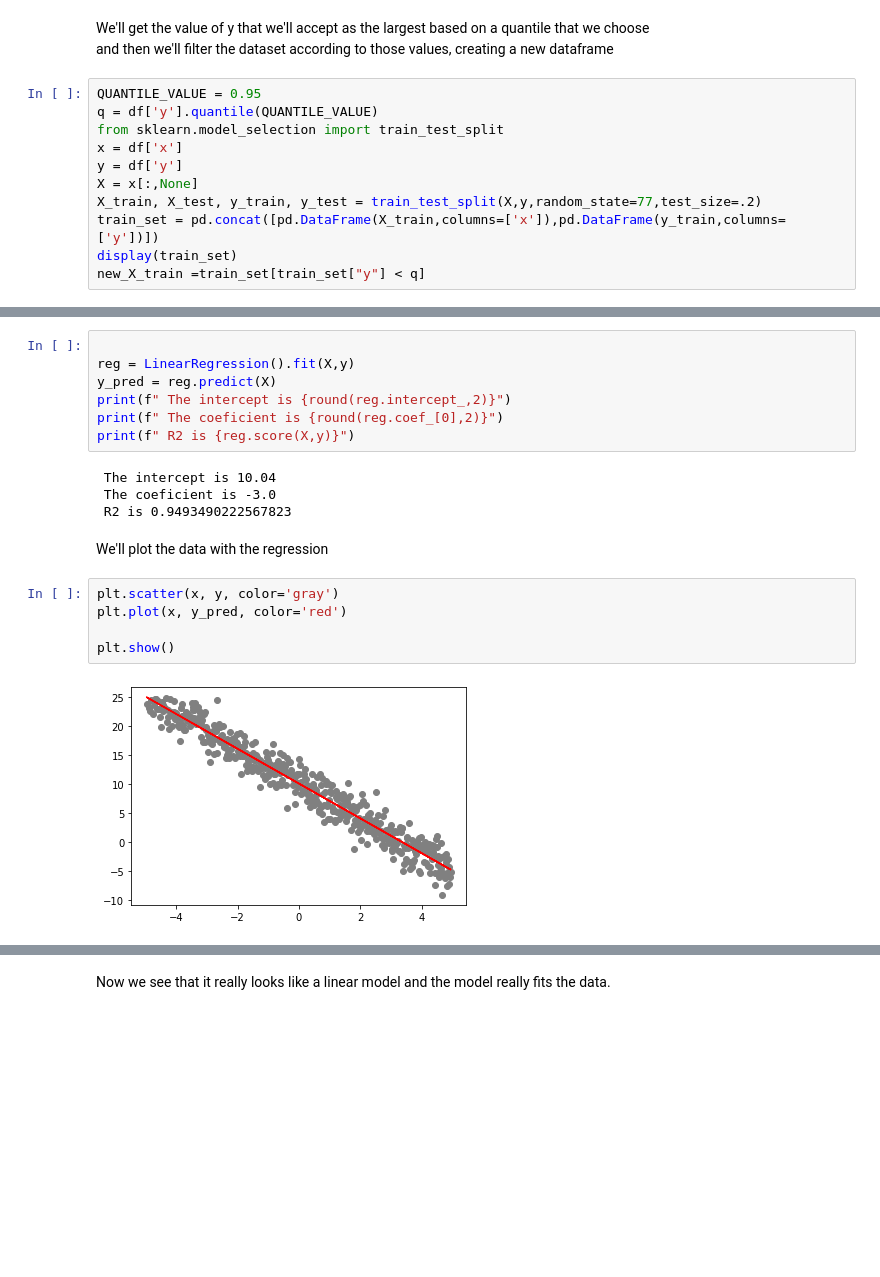
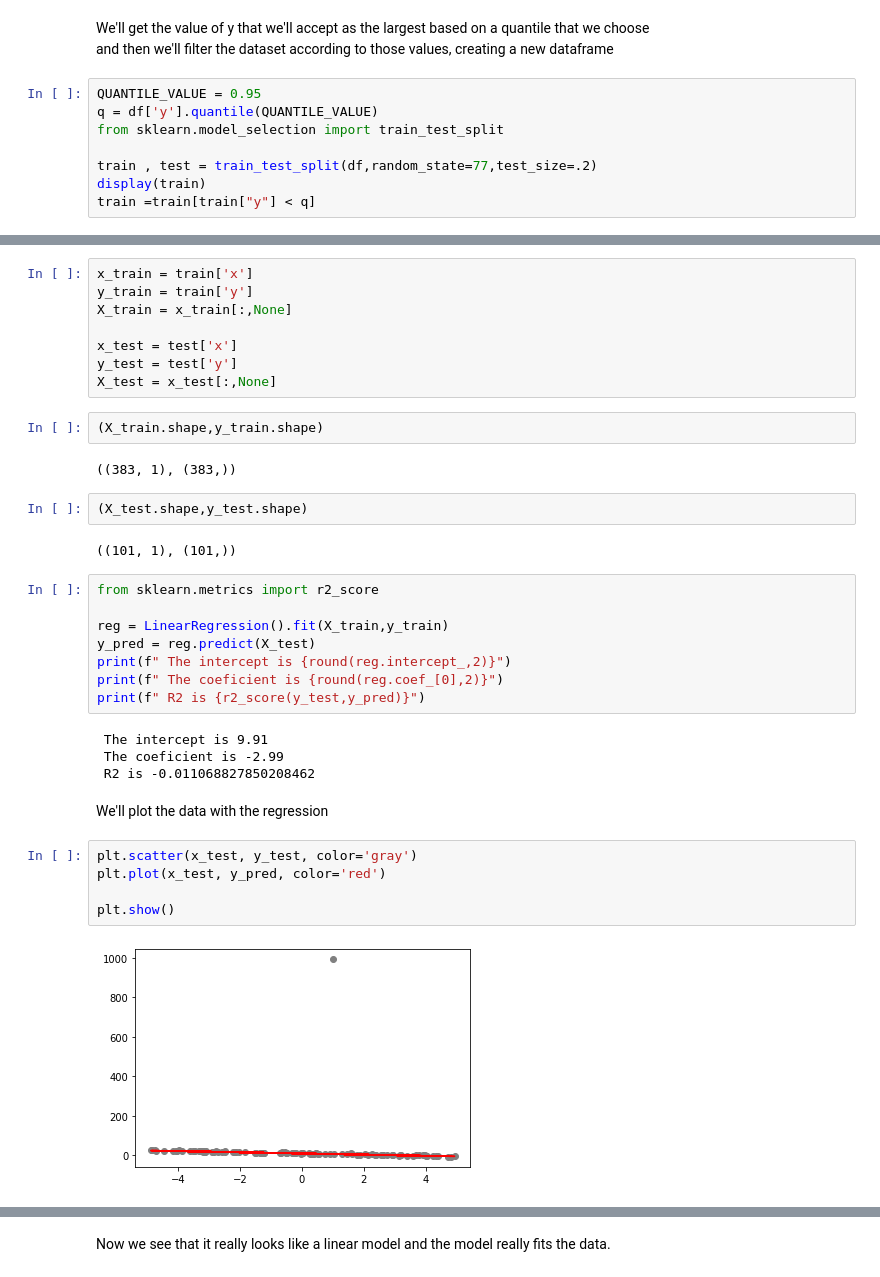
Before and after one commit to dbanach/JupyterNotebooks, a Jupyter notebook: Modeling/Regression_Exercise_1.ipynb, the cells around one changed output, grey strips where cells are left out. Saved outputs shown, nothing was run; the diff lists cells and outputs as text; blank space fills up the shorter version.

Commit message:
Changed part2 question 4. did train test split, removed outliers only from train and did the model, then removed outliers from train and test and did it again to the end

```diff
--- a/Modeling/Regression_Exercise_1.ipynb
+++ b/Modeling/Regression_Exercise_1.ipynb
@@ -159,11 +159,8 @@ and then we'll filter the dataset according to those values, creating a new data
 QUANTILE_VALUE = 0.95
 q = df['y'].quantile(QUANTILE_VALUE)
 from sklearn.model_selection import train_test_split
-x = df['x']
-y = df['y']
-X = x[:,None]
-X_train, X_test, y_train, y_test = train_test_split(X,y,random_state=77,test_size=.2)
-train_set = pd.concat([pd.DataFrame(X_train,columns=['x']),pd.DataFrame(y_train,columns=['y'])])
-display(train_set)
-new_X_train =train_set[train_set["y"] < q]
+
+train , test = train_test_split(df,random_state=77,test_size=.2)
+display(train)
+train =train[train["y"] < q]
 # %% [output]
@@ -188,20 +180,37 @@ To retain the current behavior and silence the warning, pass 'sort=True'.
+# %%
+x_train = train['x']
+y_train = train['y']
+X_train = x_train[:,None]
+
+x_test = test['x']
+y_test = test['y']
+X_test = x_test[:,None]
+# %%
+(X_train.shape,y_train.shape)
+# %% [output]
+((383, 1), (383,))
+# %%
+(X_test.shape,y_test.shape)
+# %% [output]
+((101, 1), (101,))
 # %%
+from sklearn.metrics import r2_score
 
-reg = LinearRegression().fit(X,y)
-y_pred = reg.predict(X)
+reg = LinearRegression().fit(X_train,y_train)
+y_pred = reg.predict(X_test)
 print(f" The intercept is {round(reg.intercept_,2)}")
 print(f" The coeficient is {round(reg.coef_[0],2)}")
-print(f" R2 is {reg.score(X,y)}")
+print(f" R2 is {r2_score(y_test,y_pred)}")
 # %% [output]
- The intercept is 10.04
- The coeficient is -3.0
- R2 is 0.9493490222567823
+ The intercept is 9.91
+ The coeficient is -2.99
+ R2 is -0.011068827850208462
 # %% [markdown]
 We'll plot the data with the regression
 # %%
-plt.scatter(x, y, color='gray')
-plt.plot(x, y_pred, color='red')
+plt.scatter(x_test, y_test, color='gray')
+plt.plot(x_test, y_pred, color='red')
 
 plt.show()
 # %% [output]
-[figure, old version]
+[figure, new version]
```
Also changed, not shown: parts of 8 cells of this notebook.
